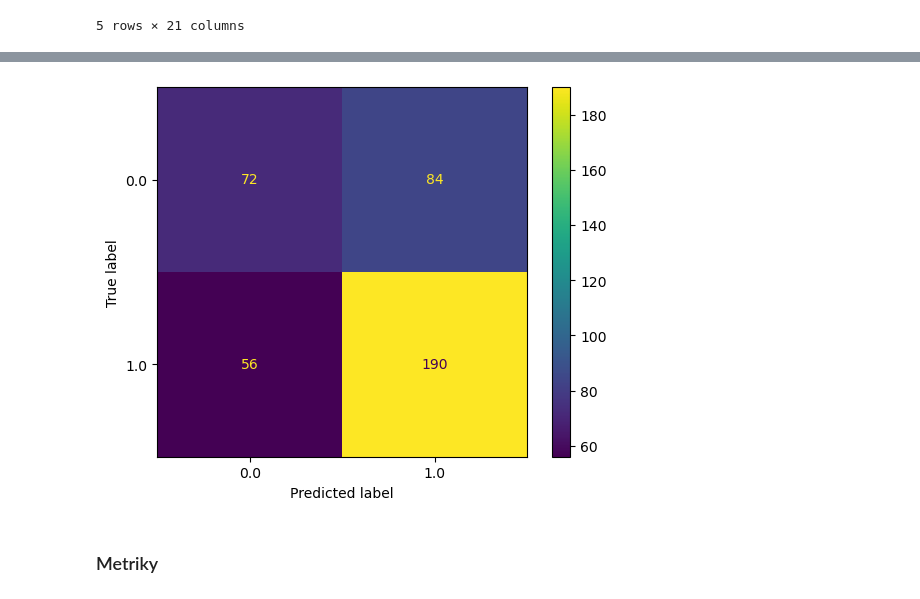
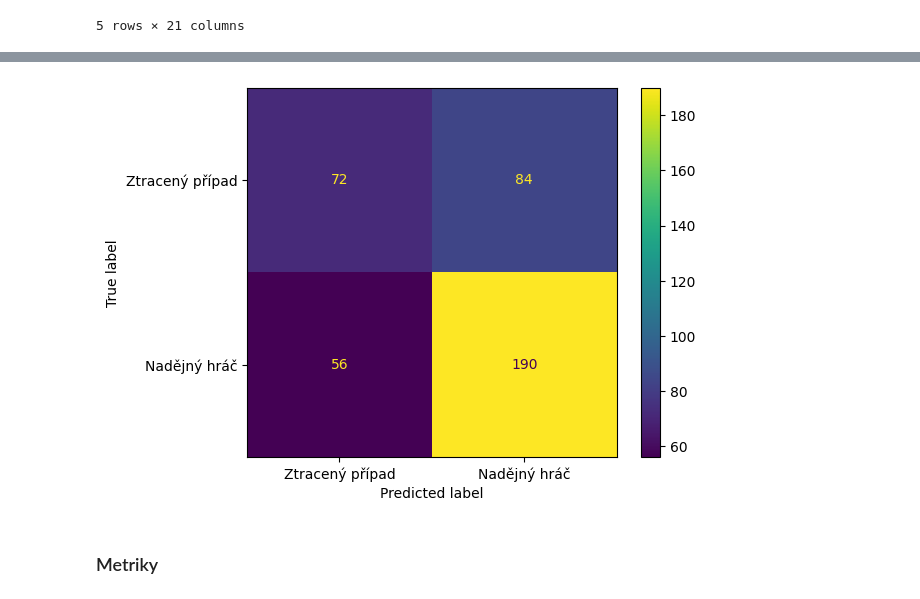
Before and after one commit to M-Kovar/Czechitas_Python2, a Jupyter notebook: cviceni-reseni/08/08_reseni.ipynb, the cells around one changed output, grey strips where cells are left out. Cells and saved outputs as stored; diff of their text form; code cells hidden in the pictures.

Commit message:
Vysvetleni parametru display_labels=clf.classes_ v 08_reseni.ipynb

```diff
--- a/cviceni-reseni/08/08_reseni.ipynb
+++ b/cviceni-reseni/08/08_reseni.ipynb
@@ -92,20 +92,27 @@ clf.fit(X_train, y_train)
 
 # Predikce z testovacích dat
 y_pred = clf.predict(X_test)
-# %%
-# Zobrazení confusion matrix
-cm = ConfusionMatrixDisplay.from_estimator(
-    clf,
-    X_test,
-    y_test,
-    display_labels=clf.classes_,
-)
-
-# Alternativa s číselným výstupem
-# cm = confusion_matrix(y_test, y_pred)
-# print(cm)
-# %% [output]
-[figure, removed]
+# %%
+# Zobrazení confusion matrix
+cm = ConfusionMatrixDisplay.from_estimator(
+    clf,
+    X_test,
+    y_test,
+    # display_labels=clf.classes_,
+    display_labels=["Ztracený případ", "Nadějný hráč"],
+)
+
+# Vysvětlení k display_labels=clf.classes_ (bylo v původní verzi řešení):
+#   Atribut classes_ objektu clf obsahuje názvy štítků dat - clf je automaticky zjistí ze vstupních dat y_test jakožto unikátní hodnoty.
+#   Nicméně metoda ConfusionMatrixDisplay si názvy štítků načítá automaticky, takže volat display_labels=clf.classes_ je nadbytečné.
+#   Parametr se ale může hodit k "ručnímu" přejmenování pro účel zobrazení v matici, např. display_labels=["Nadějný hráč", "Ztracený případ"].
+
+
+# Alternativa: funkce s číselným výstupem matice
+# cm = confusion_matrix(y_test, y_pred)
+# print(cm)
+# %% [output]
+[figure, added]
 # %% [markdown]
 ### Metriky
 # %% [markdown]
```
Also changed, not shown: parts of 1 cell of this notebook.
